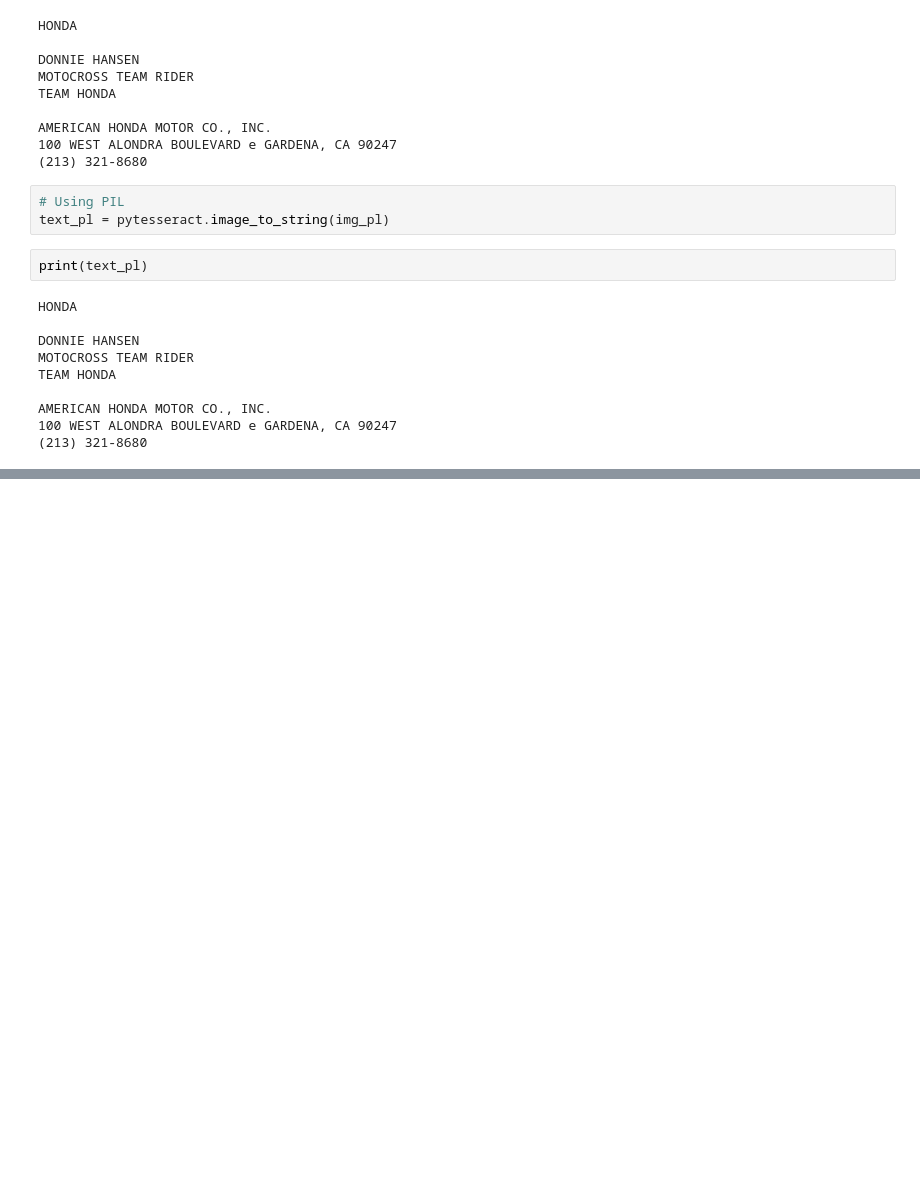
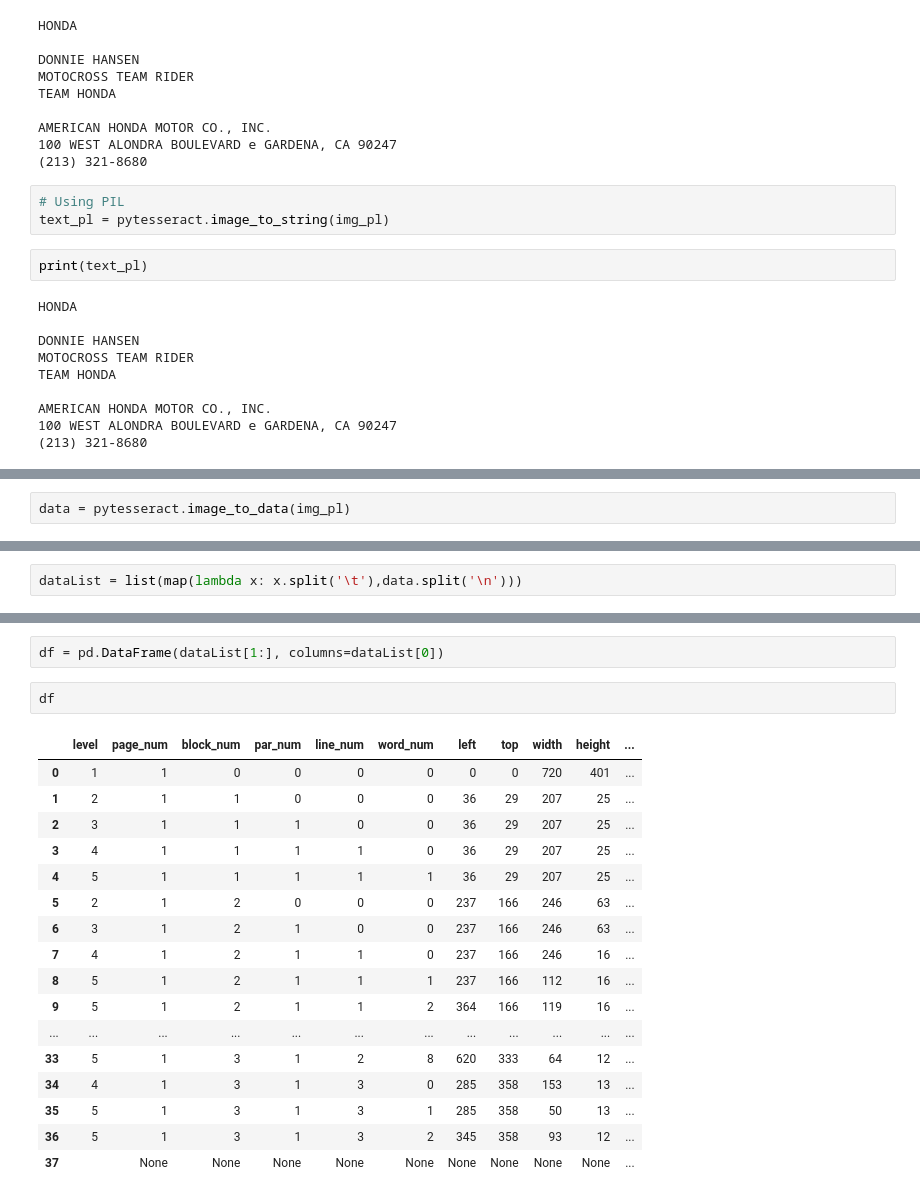
Before and after one commit to kilimaj/bizscanner, a Jupyter notebook: 1_BizCardNER/01_Pytesseract.ipynb, the cells around one changed output, grey strips where cells are left out. Drawn from its saved outputs; the diff is of its cells as text; blank space fills up the shorter version.

Commit message:
image to text to dataframe

```diff
--- a/1_BizCardNER/01_Pytesseract.ipynb
+++ b/1_BizCardNER/01_Pytesseract.ipynb
@@ -54,0 +67,2 @@ AMERICAN HONDA MOTOR CO., INC.
+# %%
+data = pytesseract.image_to_data(img_pl)
@@ -54,0 +113,2 @@ AMERICAN HONDA MOTOR CO., INC.
+# %%
+dataList = list(map(lambda x: x.split('\t'),data.split('\n')))
@@ -54,0 +135,22 @@ AMERICAN HONDA MOTOR CO., INC.
+# %%
+df = pd.DataFrame(dataList[1:], columns=dataList[0])
+# %%
+df
+# %% [output]
+|  | level | page_num | block_num | par_num | line_num | word_num | left | top | width | height | ... |
+| 0 | 1 | 1 | 0 | 0 | 0 | 0 | 0 | 0 | 720 | 401 | ... |
+| 1 | 2 | 1 | 1 | 0 | 0 | 0 | 36 | 29 | 207 | 25 | ... |
+| 2 | 3 | 1 | 1 | 1 | 0 | 0 | 36 | 29 | 207 | 25 | ... |
+| 3 | 4 | 1 | 1 | 1 | 1 | 0 | 36 | 29 | 207 | 25 | ... |
+| 4 | 5 | 1 | 1 | 1 | 1 | 1 | 36 | 29 | 207 | 25 | ... |
+| 5 | 2 | 1 | 2 | 0 | 0 | 0 | 237 | 166 | 246 | 63 | ... |
+| 6 | 3 | 1 | 2 | 1 | 0 | 0 | 237 | 166 | 246 | 63 | ... |
+| 7 | 4 | 1 | 2 | 1 | 1 | 0 | 237 | 166 | 246 | 16 | ... |
+| 8 | 5 | 1 | 2 | 1 | 1 | 1 | 237 | 166 | 112 | 16 | ... |
+| 9 | 5 | 1 | 2 | 1 | 1 | 2 | 364 | 166 | 119 | 16 | ... |
+| ... | ... | ... | ... | ... | ... | ... | ... | ... | ... | ... | ... |
+| 33 | 5 | 1 | 3 | 1 | 2 | 8 | 620 | 333 | 64 | 12 | ... |
+| 34 | 4 | 1 | 3 | 1 | 3 | 0 | 285 | 358 | 153 | 13 | ... |
+| 35 | 5 | 1 | 3 | 1 | 3 | 1 | 285 | 358 | 50 | 13 | ... |
+| 36 | 5 | 1 | 3 | 1 | 3 | 2 | 345 | 358 | 93 | 12 | ... |
+| 37 |  | None | None | None | None | None | None | None | None | None | ... |
```
Also changed, not shown: parts of 6 cells of this notebook.
